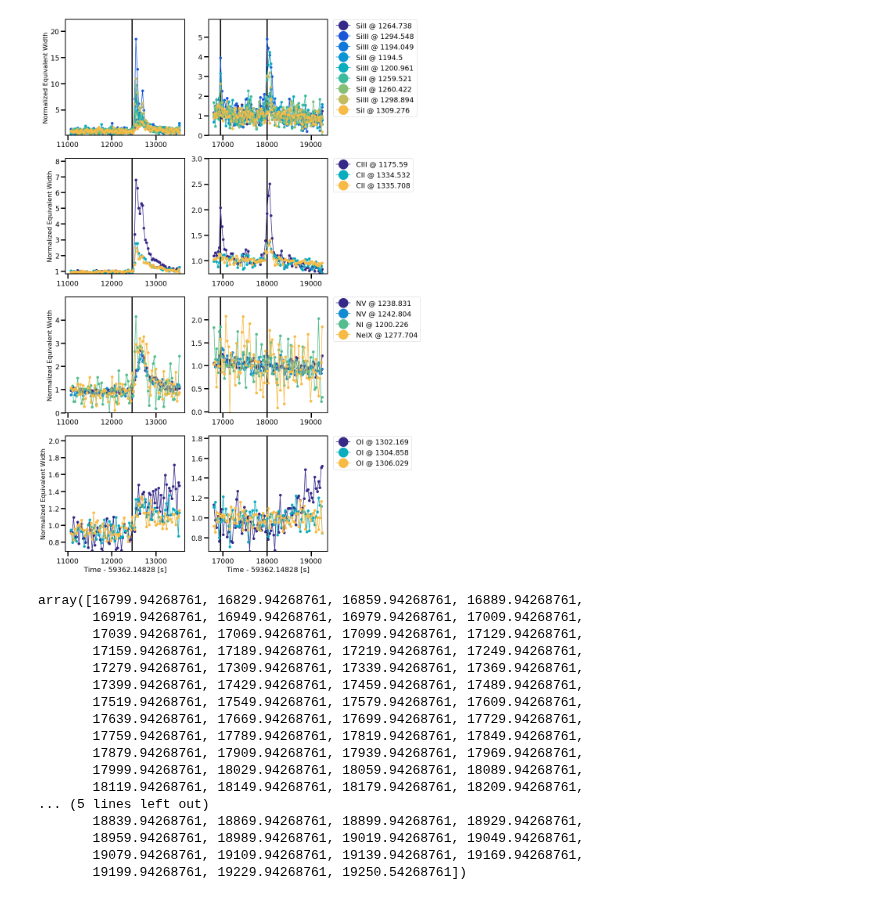
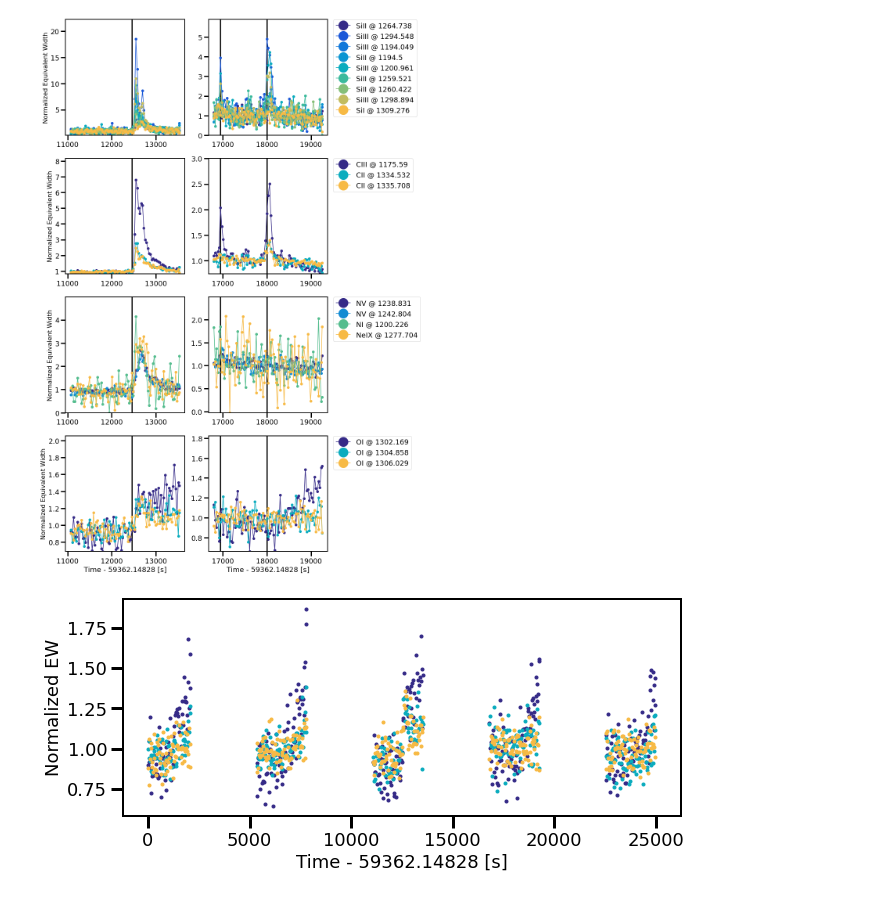
Before and after one commit to afeinstein20/cos_flares, a Jupyter notebook: notebooks/mega_flare_notebook.ipynb, the cells around one changed output. Saved outputs shown, nothing was run; the diff lists cells and outputs as text; code cells hidden in the pictures.

```diff
--- a/notebooks/mega_flare_notebook.ipynb
+++ b/notebooks/mega_flare_notebook.ipynb
@@ -40,8 +40,9 @@ distance = (9.79 * units.pc).to(units.cm)
 
 q = ((fwc.orbit == 2) & (fwc.time.value<=12370))
 f = ((fwc.orbit == 2) & (fwc.time.value>=12350))
-energy, duration = fwc.measure_flare_params(q, f, distance)
-label = str(np.round(energy.value/10**43,2)) + ' x 10$^{43}$ erg; '+ str(np.round(duration.value, 2)) + ' s'
+energy, duration = fwc.measure_flare_params(q, f, distance,
+                                            flux=fwc.fuv130*10**-13)
+label = str(np.round(energy.value/10**30,2)) + ' x 10$^{30}$ erg; '+ str(np.round(duration.value, 2)) + ' s'
 ax1.plot(fwc.time[q], fwc.fuv130[q]/10**-13, 'k', lw=3,
          label='Quiescent Flux', marker='o')
 ax1.plot(fwc.time[f], fwc.fuv130[f]/10**-13, 'darkorange', lw=3, label=label, marker='o')
@@ -52,8 +53,9 @@ ax1.legend()
 
 q = ((fwc.orbit == 3) & (fwc.time.value>=17120) & (fwc.time.value<=17800.943))
 f = ((fwc.orbit == 3) & (fwc.time.value<=17140))
-energy, duration = fwc.measure_flare_params(q, f, distance)
-label = str(np.round(energy.value/10**43,2)) + ' x 10$^{43}$ erg; '+ str(np.round(duration.value, 2)) + ' s'
+energy, duration = fwc.measure_flare_params(q, f, distance,
+                                            flux=fwc.fuv130*10**-13)
+label = str(np.round(energy.value/10**30,2)) + ' x 10$^{30}$ erg; '+ str(np.round(duration.value, 2)) + ' s'
 
 ax2.plot(fwc.time[q], fwc.fuv130[q]/10**-13, 'k', lw=3,
          label='Quiescent Flux', marker='o')
@@ -63,8 +65,9 @@ ax2.plot(fwc.time[f], fwc.fuv130[f]/10**-13, 'darkorange', lw=3, marker='o', lab
 
 q = ((fwc.orbit == 3) & (fwc.time.value>=18200))
 f = ((fwc.orbit == 3) & (fwc.time.value>=17880.943) & (fwc.time.value<=18200.943))
-energy, duration = fwc.measure_flare_params(q, f, distance)
-label = str(np.round(energy.value/10**43,2)) + ' x 10$^{43}$ erg; '+ str(np.round(duration.value, 2)) + ' s'
+energy, duration = fwc.measure_flare_params(q, f, distance,
+                                            flux=fwc.fuv130*10**-13)
+label = str(np.round(energy.value/10**30,2)) + ' x 10$^{30}$ erg; '+ str(np.round(duration.value, 2)) + ' s'
 
 ax2.plot(fwc.time[q], fwc.fuv130[q]/10**-13, 'k', lw=3, marker='o')
 ax2.plot(fwc.time[f], fwc.fuv130[f]/10**-13,'deepskyblue', marker='o', lw=3, label=label)
@@ -142,23 +145,16 @@ for ax in axes.reshape(-1):
 plt.savefig('new_lines.png', rasterize=True, bbox_inches='tight', dpi=250)
 # %% [output]
 [figure]
-# %%
-fwc.time[mask2].value
-# %% [output]
-array([16799.94268761, 16829.94268761, 16859.94268761, 16889.94268761,
-       16919.94268761, 16949.94268761, 16979.94268761, 17009.94268761,
-       17039.94268761, 17069.94268761, 17099.94268761, 17129.94268761,
-       17159.94268761, 17189.94268761, 17219.94268761, 17249.94268761,
-       17279.94268761, 17309.94268761, 17339.94268761, 17369.94268761,
-       17399.94268761, 17429.94268761, 17459.94268761, 17489.94268761,
-       17519.94268761, 17549.94268761, 17579.94268761, 17609.94268761,
-       17639.94268761, 17669.94268761, 17699.94268761, 17729.94268761,
-       17759.94268761, 17789.94268761, 17819.94268761, 17849.94268761,
-       17879.94268761, 17909.94268761, 17939.94268761, 17969.94268761,
-       17999.94268761, 18029.94268761, 18059.94268761, 18089.94268761,
-       18119.94268761, 18149.94268761, 18179.94268761, 18209.94268761,
-... (5 lines left out)
-       18839.94268761, 18869.94268761, 18899.94268761, 18929.94268761,
-       18959.94268761, 18989.94268761, 19019.94268761, 19049.94268761,
-       19079.94268761, 19109.94268761, 19139.94268761, 19169.94268761,
-       19199.94268761, 19229.94268761, 19250.54268761])
+# %%
+fig = plt.figure(figsize=(10,4))
+fig.set_facecolor('w')
+names = [i for i in fwc.width_table.colnames if 'O' in i]
+for i,n in enumerate(names):
+    plt.plot(fwc.time,
+             fwc.width_table[n]/np.nanmedian(fwc.width_table[n]),
+             '.', c=pc[i])
+plt.ylabel('Normalized EW')
+plt.xlabel('Time - 59362.14828 [s]')
+plt.savefig('oxygen_problems.png', dpi=250, rasterize=True, bbox_inches='tight')
+# %% [output]
+[figure, added]
```
Also changed, not shown: 4 other files.
